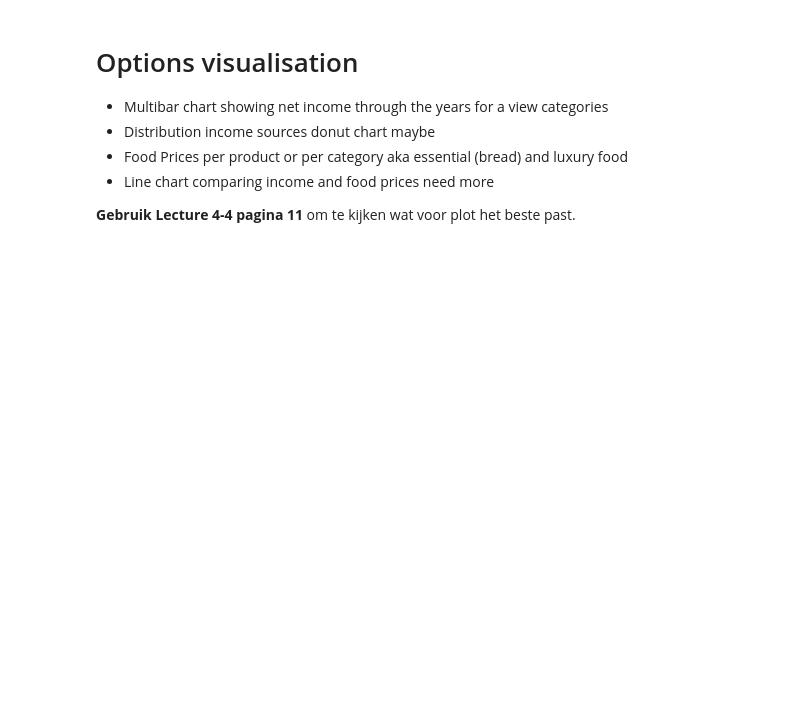
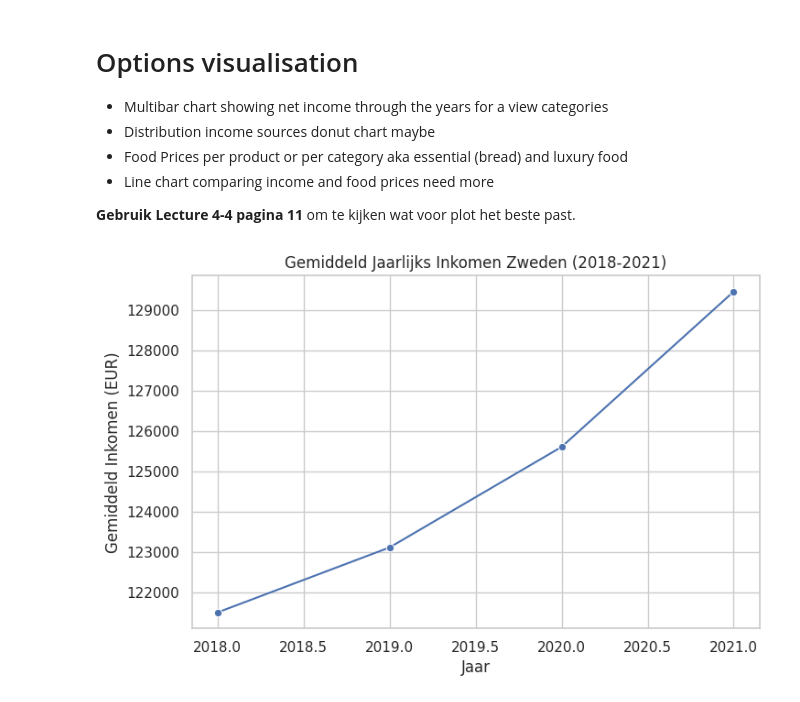
Before and after one commit to prox05/IV-KI-2025, a Jupyter notebook: docs/visualisation.ipynb, the cells around one changed output. Saved outputs shown, nothing was run; the diff lists cells and outputs as text; code cells hidden in the pictures; blank space fills up the shorter version.

Commit message:
de data van 3 soortvan gevisualiseerd

```diff
--- a/docs/visualisation.ipynb
+++ b/docs/visualisation.ipynb
@@ -113,3 +113,24 @@ memory usage: 448.7+ KB
 need more
 
 **Gebruik Lecture 4-4 pagina 11** om te kijken wat voor plot het beste past.
+# %%
+import pandas as pd
+import matplotlib.pyplot as plt
+import seaborn as sns
+
+sns.set(style="whitegrid")
+
+income = pd.read_csv('filtered/Annual_Net_Earnings_Sweden_2018-2021.csv')
+
+income_sweden = income[(income['TIME_PERIOD'] >= 2018) & (income['TIME_PERIOD'] <= 2021)]
+
+avg_income = income_sweden.groupby('TIME_PERIOD')['OBS_VALUE'].mean().reset_index()
+
+plt.figure(figsize=(8,5))
+sns.lineplot(data=avg_income, x='TIME_PERIOD', y='OBS_VALUE', marker='o')
+plt.title('Gemiddeld Jaarlijks Inkomen Zweden (2018-2021)')
+plt.xlabel('Jaar')
+plt.ylabel('Gemiddeld Inkomen (EUR)')
+plt.show()
+# %% [output]
+[figure, added]
```
Also changed, not shown: parts of 4 cells of this notebook.
